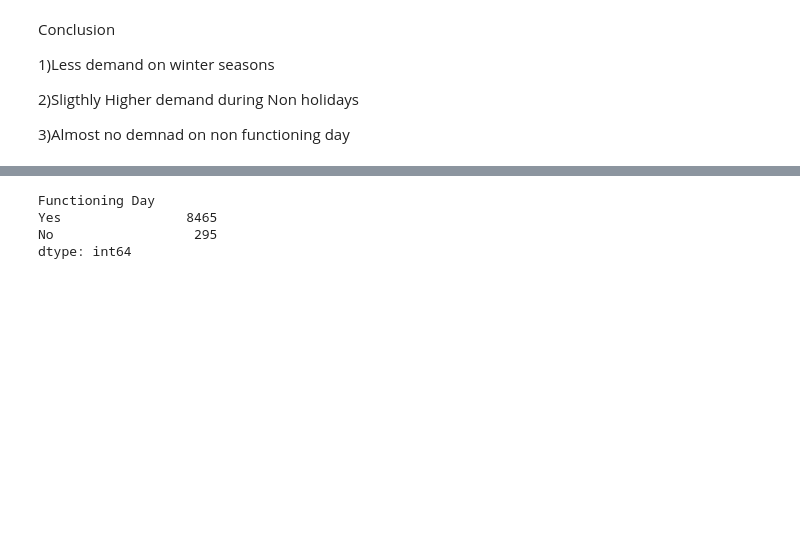
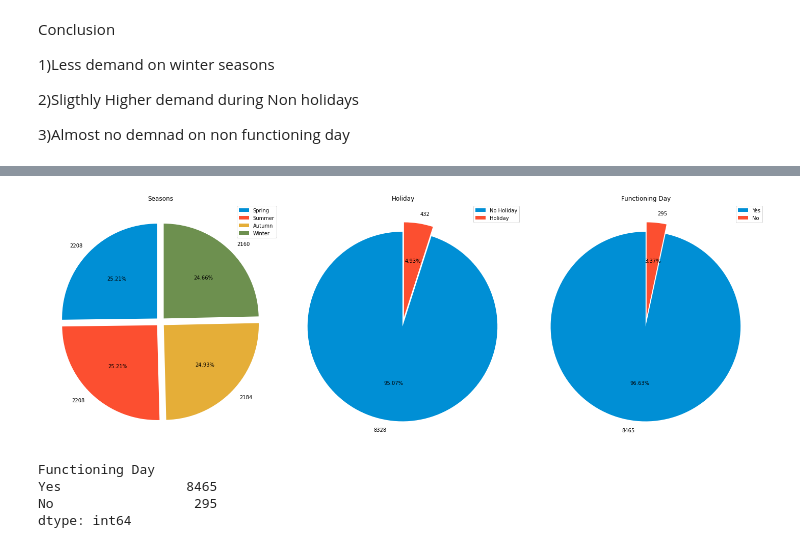
Before and after one commit to mohammadkaifee/Seoul-Bike-Sharing-Demand-Prediction, a Jupyter notebook: Bike_Sharing_Demand_Prediction_Capstone_Project.ipynb, the cells around one changed output, grey strips where cells are left out. Cells and saved outputs as stored; diff of their text form; code cells hidden in the pictures; blank space fills up the shorter version.

```diff
--- a/Bike_Sharing_Demand_Prediction_Capstone_Project.ipynb
+++ b/Bike_Sharing_Demand_Prediction_Capstone_Project.ipynb
@@ -324,3 +328,19 @@ Conclusion
+# %%
+# creating pieplot for all categorical feature
+n=1
+plt.figure(figsize=(20,15))
+colors = ['#008fd5','#fc4f30','#e5ae38','#6d904f','#8b8b8b']
+for i in categorical_features.columns:
+  explode=[0.05 for i in range(len(df[i].value_counts().keys().tolist()))]
+  colors = [i for i in colors]
+  plt.subplot(1,3,n)
+  n=n+1
+  plt.pie(df[i].value_counts(),labels = df[i].value_counts().values, colors= colors, explode=explode, autopct = '%2.2f%%', startangle=90)
+  plt.title(i)
+  plt.legend(df[i].value_counts().keys())
+  plt.tight_layout()
+# %% [output]
+[figure, added]
 # %%
 #checking counts of functioning day
 df[['Functioning Day']].value_counts()
```
Also changed, not shown: parts of 11 cells of this notebook.
